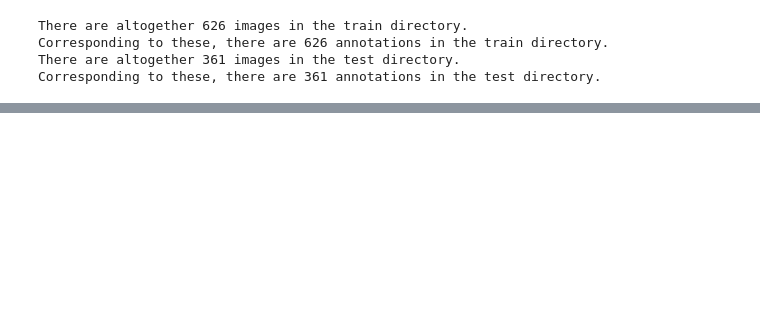
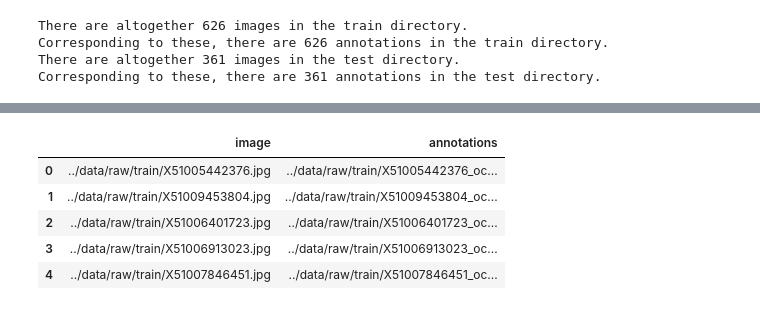
Before and after one commit to NikhilKamathB/OCR, a Jupyter notebook: nbs/Text Detection Notebook.ipynb, the cells around one changed output, grey strips where cells are left out. Cells and saved outputs as stored; diff of their text form; code cells hidden in the pictures; blank space fills up the shorter version.

```diff
--- a/nbs/Text Detection Notebook.ipynb
+++ b/nbs/Text Detection Notebook.ipynb
@@ -86,0 +63,9 @@ plt.imshow(x)
+# %%
+train_df.head()
+# %% [output]
+|  | image | annotations |
+| 0 | ../data/raw/train/X51005442376.jpg | ../data/raw/train/X51005442376_oc... |
+| 1 | ../data/raw/train/X51009453804.jpg | ../data/raw/train/X51009453804_oc... |
+| 2 | ../data/raw/train/X51006401723.jpg | ../data/raw/train/X51006401723_oc... |
+| 3 | ../data/raw/train/X51006913023.jpg | ../data/raw/train/X51006913023_oc... |
+| 4 | ../data/raw/train/X51007846451.jpg | ../data/raw/train/X51007846451_oc... |
```
Also changed, not shown: parts of 23 cells of this notebook, 7 other files.
